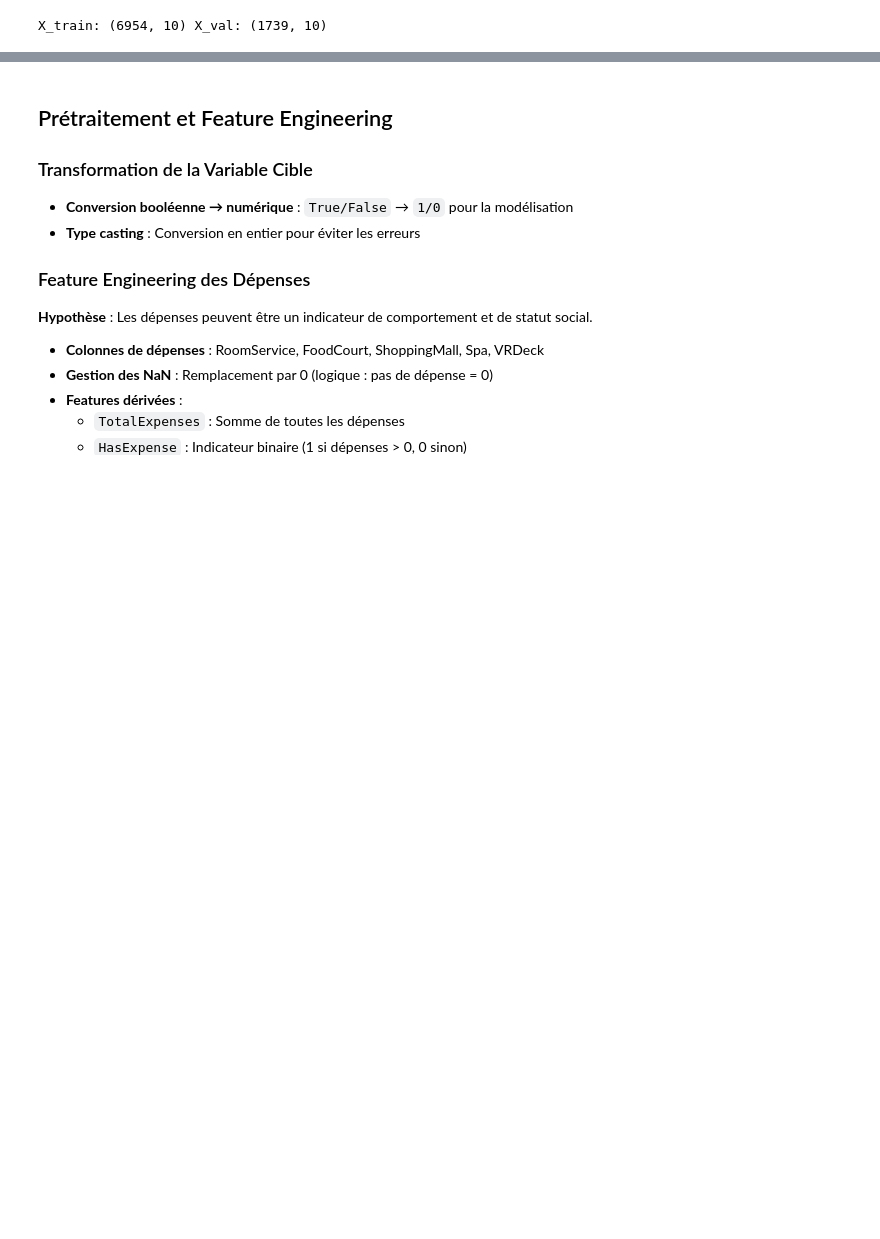
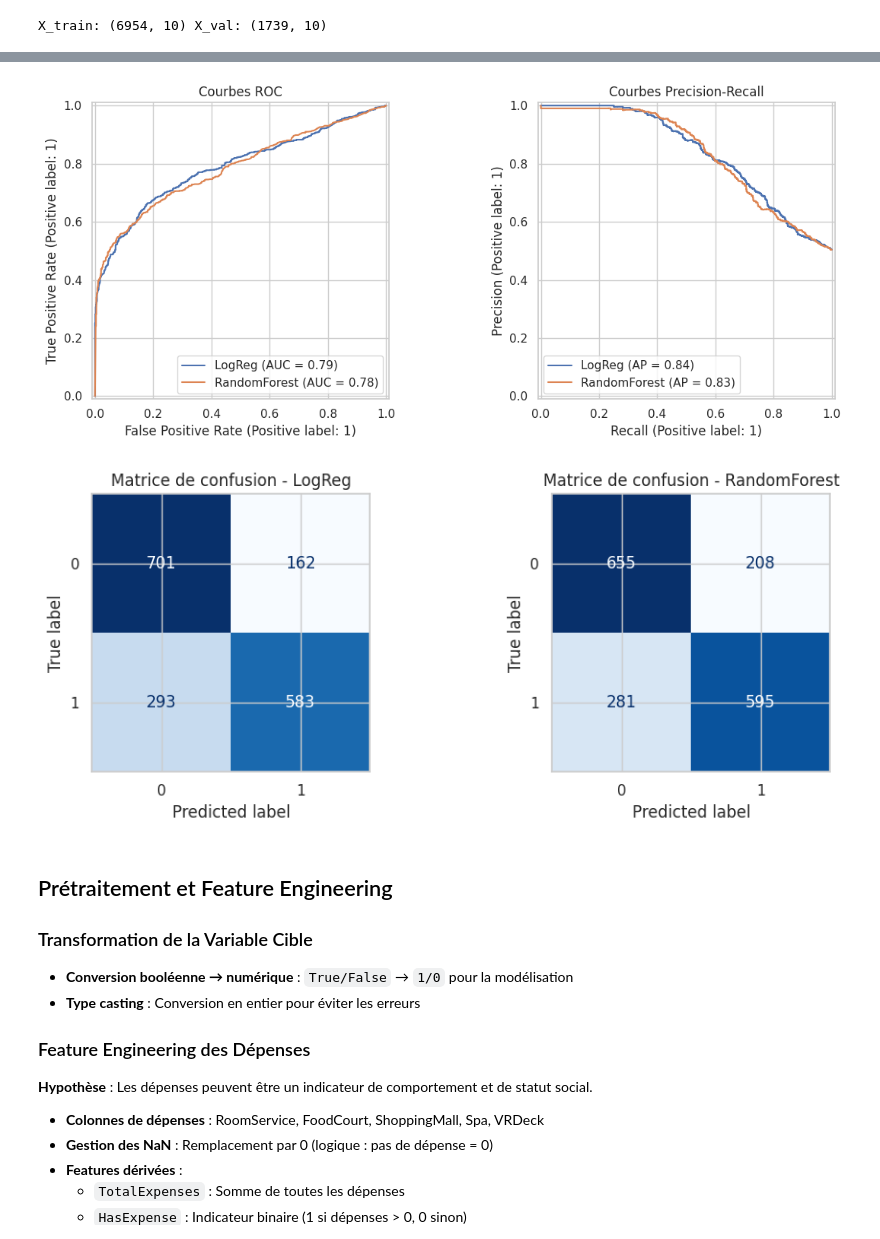
Before and after one commit to VictorSulivan/pythonNotebookTitanic, a Jupyter notebook: prediction_spaceship_titanic.ipynb, the cells around one changed output, grey strips where cells are left out. Drawn from its saved outputs; the diff is of its cells as text; code cells hidden in the pictures; blank space fills up the shorter version.

```diff
--- a/prediction_spaceship_titanic.ipynb
+++ b/prediction_spaceship_titanic.ipynb
@@ -94,3 +204,32 @@ X_train: (6954, 10) X_val: (1739, 10)
+# %%
+# Affichages: Visualisation des performances des modèles
+import numpy as np
+import matplotlib.pyplot as plt
+import seaborn as sns
+from sklearn.metrics import RocCurveDisplay, PrecisionRecallDisplay, ConfusionMatrixDisplay
+
+# Courbes ROC & PR pour chaque modèle
+fig, axes = plt.subplots(1, 2, figsize=(12, 5))
+for name, model in models.items():
+    model.fit(X_train, y_train)
+    RocCurveDisplay.from_estimator(model, X_val, y_val, ax=axes[0], name=name)
+    PrecisionRecallDisplay.from_estimator(model, X_val, y_val, ax=axes[1], name=name)
+axes[0].set_title('Courbes ROC')
+axes[1].set_title('Courbes Precision-Recall')
+plt.tight_layout()
+plt.show()
+
+# Matrices de confusion côte à côte
+fig, axes = plt.subplots(1, 2, figsize=(10, 4))
+for ax, (name, model) in zip(axes, models.items()):
+    model.fit(X_train, y_train)
+    ConfusionMatrixDisplay.from_estimator(model, X_val, y_val, ax=ax, cmap='Blues', colorbar=False)
+    ax.set_title(f'Matrice de confusion - {name}')
+plt.tight_layout()
+plt.show()
+# %% [output]
+[figure, added]
+[figure, added]
 # %% [markdown]
 ## Prétraitement et Feature Engineering
 
```
Also changed, not shown: parts of 9 cells of this notebook.
